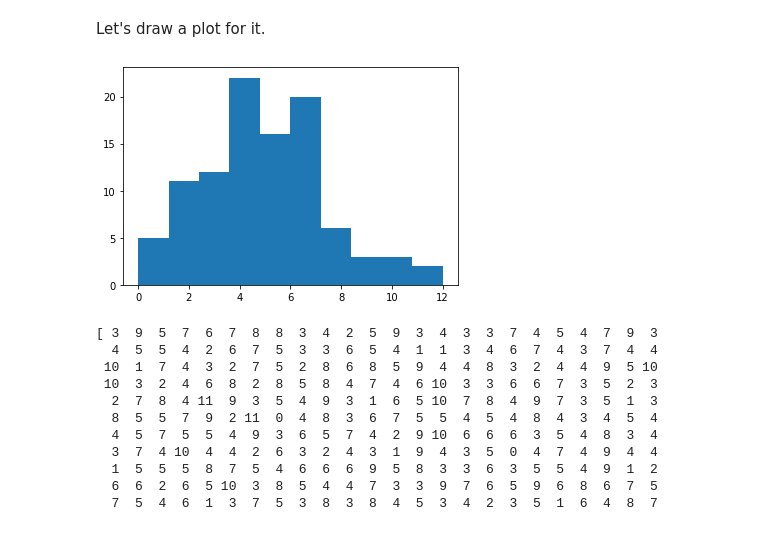
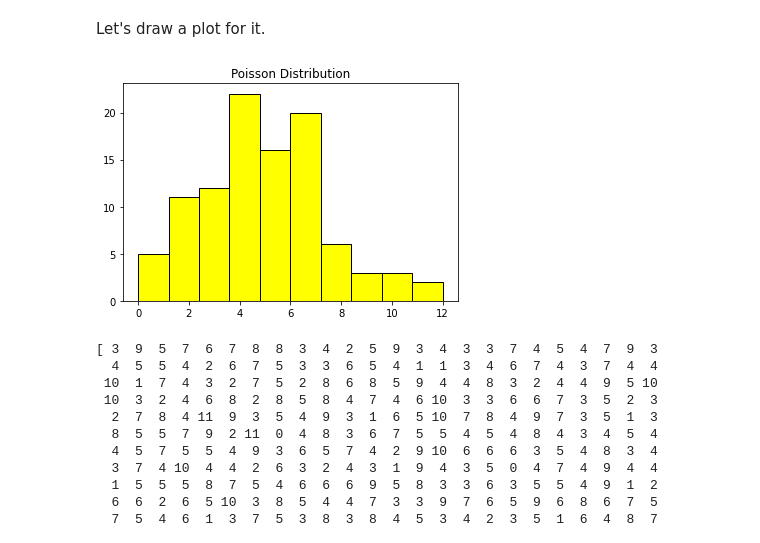
Before and after one commit to DracoNibilis/Numpy.random_Overview, a Jupyter notebook: numpy_random.ipynb, the cells around one changed output. Cells and saved outputs as stored; diff of their text form; code cells hidden in the pictures.

```diff
--- a/numpy_random.ipynb
+++ b/numpy_random.ipynb
@@ -624,13 +636,13 @@ print(pos1)
 # %% [markdown]
 Let's draw a plot for it.
 # %%
-# plot for above code
-# defining bins for histogram plot
-b = np.arange(0,30,1)
-plt.hist(pos1)
+# plot for poisson distribution
+b = np.arange(0,30,1) # defining bins for histogram
+plt.hist(pos1, color="yellow", edgecolor="black")
+plt.title("Poisson Distribution")
 plt.show()
 # %% [output]
-[figure, old version]
+[figure, new version]
 # %%
 # poisson function with lambda 5 and size of 500
 pos2 = np.random.poisson(5, 500)
```
Also changed, not shown: parts of 40 cells of this notebook, 1 other file.
